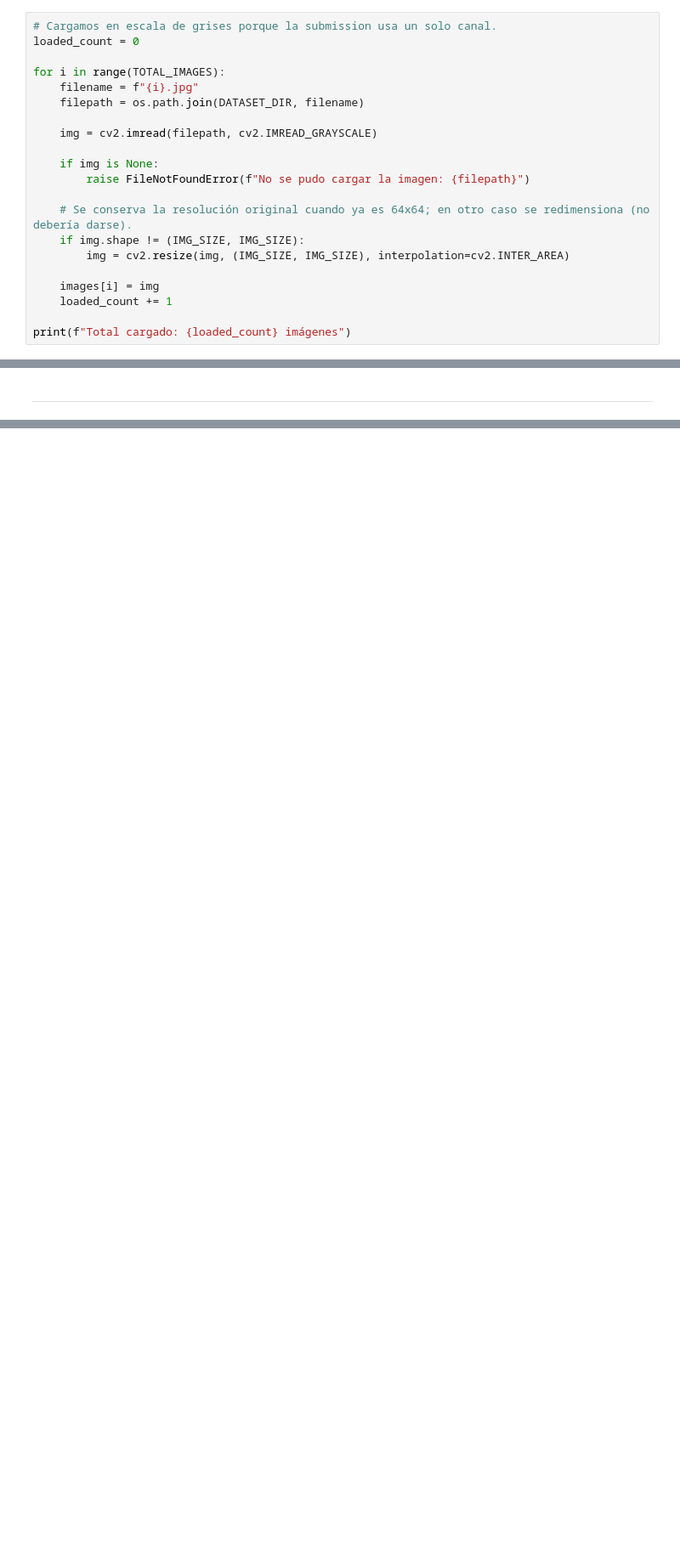
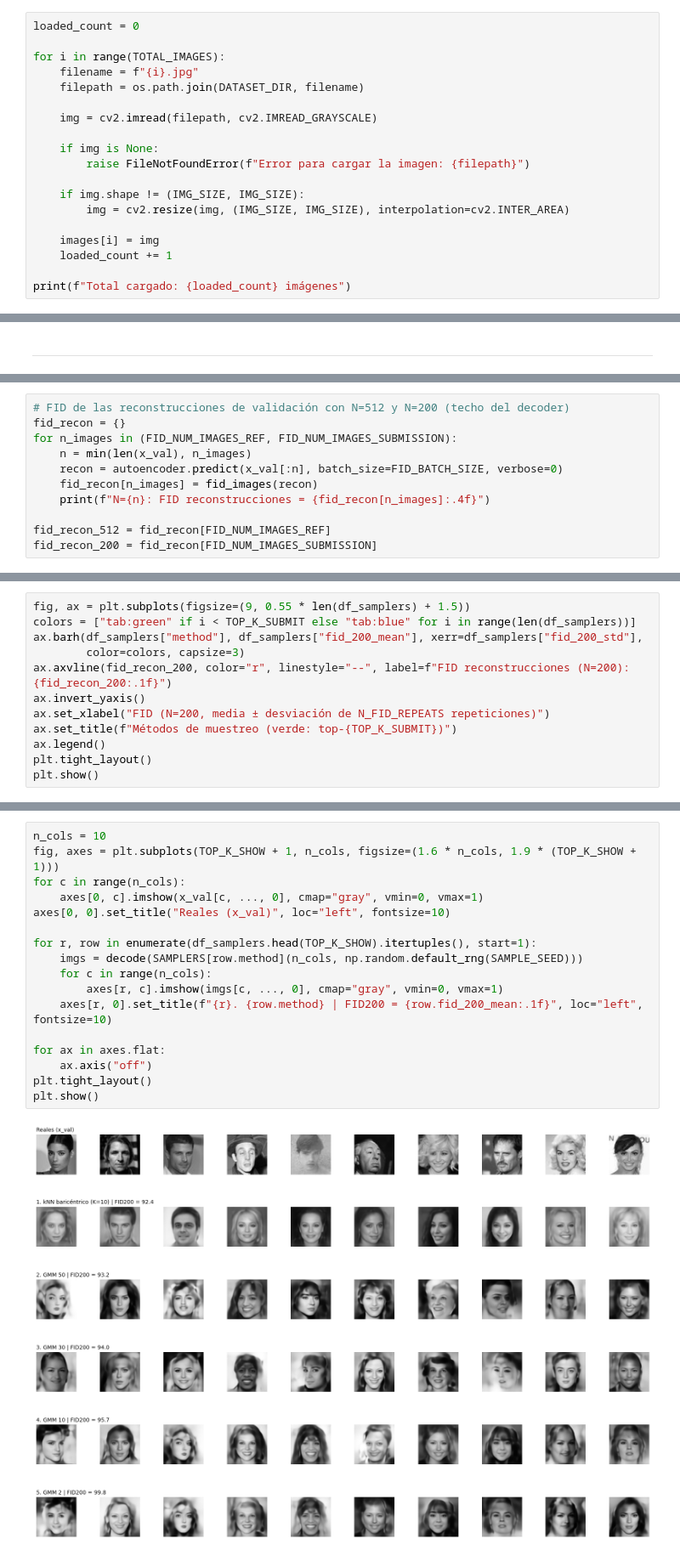
Before and after one commit to daaniii22/face-generator, a Jupyter notebook: AE_complex2.ipynb, the cells around one changed output, grey strips where cells are left out. Shown at 85% size. Saved outputs shown, nothing was run; the diff lists cells and outputs as text; blank space fills up the shorter version.

Commit message:
add: AE complex methods developed

```diff
--- a/AE_complex2.ipynb
+++ b/AE_complex2.ipynb
@@ -61,5 +127,4 @@ images = np.empty((TOTAL_IMAGES, IMG_SIZE, IMG_SIZE), dtype=np.uint8)
 # %%
-# Cargamos en escala de grises porque la submission usa un solo canal.
 loaded_count = 0
 
 for i in range(TOTAL_IMAGES):
@@ -69,9 +134,8 @@ for i in range(TOTAL_IMAGES):
     img = cv2.imread(filepath, cv2.IMREAD_GRAYSCALE)
 
     if img is None:
-        raise FileNotFoundError(f"No se pudo cargar la imagen: {filepath}")
+        raise FileNotFoundError(f"Error para cargar la imagen: {filepath}")
 
-    # Se conserva la resolución original cuando ya es 64x64; en otro caso se redimensiona (no debería darse).
     if img.shape != (IMG_SIZE, IMG_SIZE):
         img = cv2.resize(img, (IMG_SIZE, IMG_SIZE), interpolation=cv2.INTER_AREA)
 
@@ -655,0 +651,11 @@ Modelos guardados en checkpoints/
+# %%
+# FID de las reconstrucciones de validación con N=512 y N=200 (techo del decoder)
+fid_recon = {}
+for n_images in (FID_NUM_IMAGES_REF, FID_NUM_IMAGES_SUBMISSION):
+    n = min(len(x_val), n_images)
+    recon = autoencoder.predict(x_val[:n], batch_size=FID_BATCH_SIZE, verbose=0)
+    fid_recon[n_images] = fid_images(recon)
+    print(f"N={n}: FID reconstrucciones = {fid_recon[n_images]:.4f}")
+
+fid_recon_512 = fid_recon[FID_NUM_IMAGES_REF]
+fid_recon_200 = fid_recon[FID_NUM_IMAGES_SUBMISSION]
@@ -655,0 +915,12 @@ Modelos guardados en checkpoints/
+# %%
+fig, ax = plt.subplots(figsize=(9, 0.55 * len(df_samplers) + 1.5))
+colors = ["tab:green" if i < TOP_K_SUBMIT else "tab:blue" for i in range(len(df_samplers))]
+ax.barh(df_samplers["method"], df_samplers["fid_200_mean"], xerr=df_samplers["fid_200_std"],
+        color=colors, capsize=3)
+ax.axvline(fid_recon_200, color="r", linestyle="--", label=f"FID reconstrucciones (N=200): {fid_recon_200:.1f}")
+ax.invert_yaxis()
+ax.set_xlabel("FID (N=200, media ± desviación de N_FID_REPEATS repeticiones)")
+ax.set_title(f"Métodos de muestreo (verde: top-{TOP_K_SUBMIT})")
+ax.legend()
+plt.tight_layout()
+plt.show()
@@ -655,0 +947,19 @@ Modelos guardados en checkpoints/
+# %%
+n_cols = 10
+fig, axes = plt.subplots(TOP_K_SHOW + 1, n_cols, figsize=(1.6 * n_cols, 1.9 * (TOP_K_SHOW + 1)))
+for c in range(n_cols):
+    axes[0, c].imshow(x_val[c, ..., 0], cmap="gray", vmin=0, vmax=1)
+axes[0, 0].set_title("Reales (x_val)", loc="left", fontsize=10)
+
+for r, row in enumerate(df_samplers.head(TOP_K_SHOW).itertuples(), start=1):
+    imgs = decode(SAMPLERS[row.method](n_cols, np.random.default_rng(SAMPLE_SEED)))
+    for c in range(n_cols):
+        axes[r, c].imshow(imgs[c, ..., 0], cmap="gray", vmin=0, vmax=1)
+    axes[r, 0].set_title(f"{r}. {row.method} | FID200 = {row.fid_200_mean:.1f}", loc="left", fontsize=10)
+
+for ax in axes.flat:
+    ax.axis("off")
+plt.tight_layout()
+plt.show()
+# %% [output]
+[figure, added]
```
Also changed, not shown: parts of 72 cells of this notebook, 1 other file.
